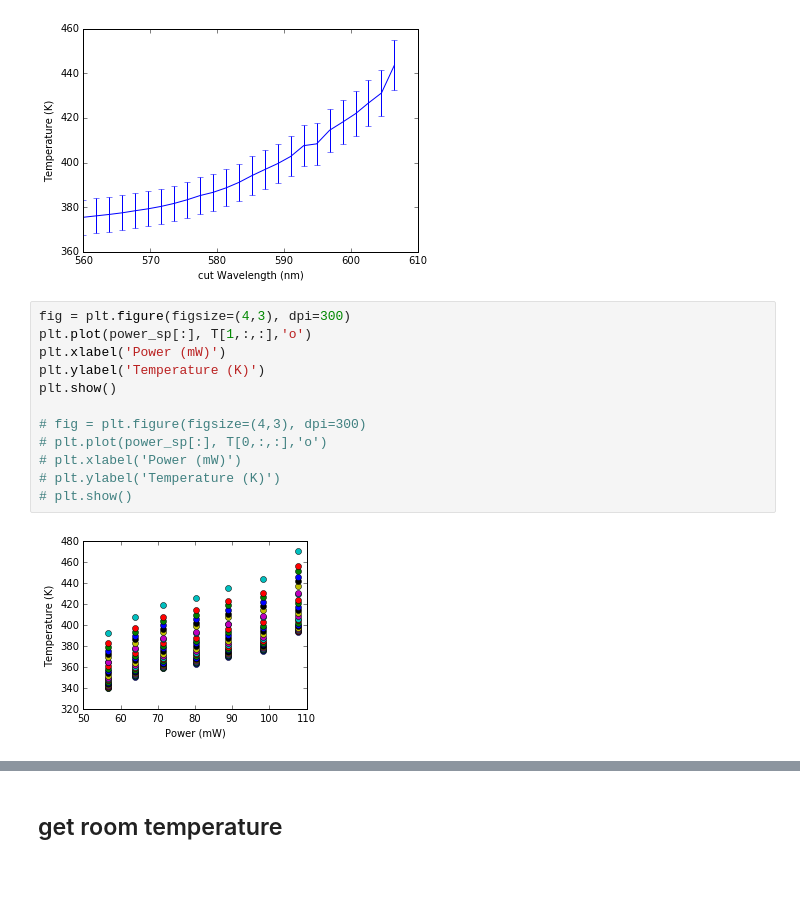
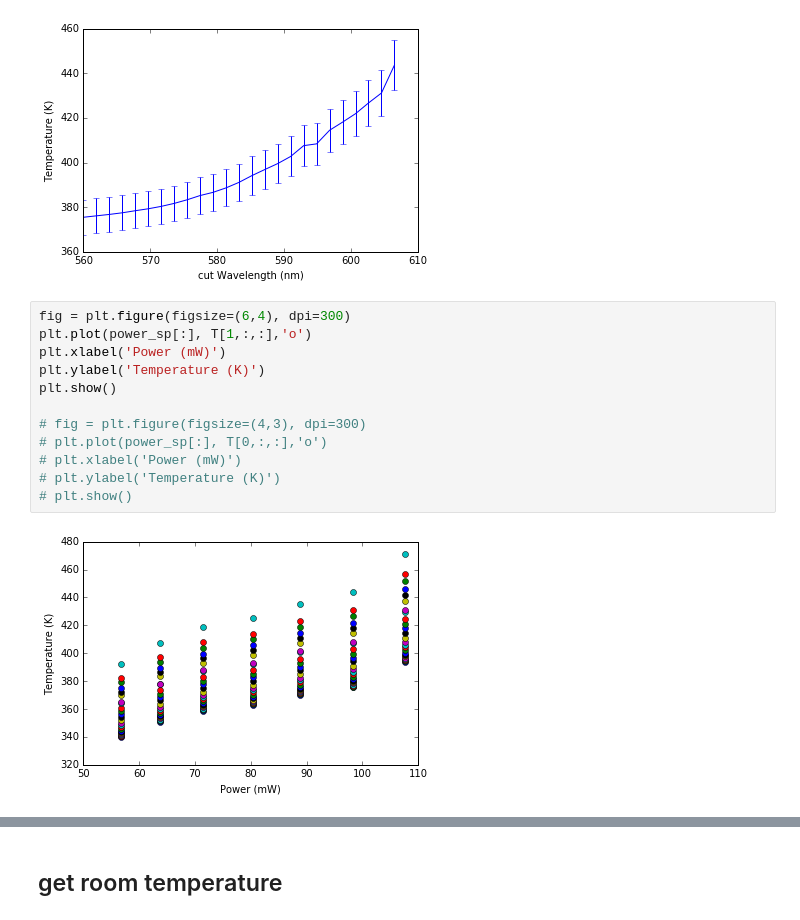
Before and after one commit to aquilesC/Anti-Stokes-Paper, a Jupyter notebook: Figures/Supplementary/09_Error_vs_Wavelength/Analyze_Errors_MC.ipynb, the cells around one changed output, grey strips where cells are left out. Drawn from its saved outputs; the diff is of its cells as text; blank space fills up the shorter version.

```diff
--- a/Figures/Supplementary/09_Error_vs_Wavelength/Analyze_Errors_MC.ipynb
+++ b/Figures/Supplementary/09_Error_vs_Wavelength/Analyze_Errors_MC.ipynb
@@ -253,16 +263,16 @@ plt.show()
 [figure]
 [figure]
 # %%
-fig = plt.figure(figsize=(4,3), dpi=300)
+fig = plt.figure(figsize=(6,4), dpi=300)
 plt.plot(power_sp[:], T[1,:,:],'o')
 plt.xlabel('Power (mW)')
 plt.ylabel('Temperature (K)')
 plt.show()
 
 # fig = plt.figure(figsize=(4,3), dpi=300)
 # plt.plot(power_sp[:], T[0,:,:],'o')
 # plt.xlabel('Power (mW)')
 # plt.ylabel('Temperature (K)')
 # plt.show()
 # %% [output]
-[figure, old version]
+[figure, new version]
```
Also changed, not shown: parts of 4 cells of this notebook, 32 other files.
